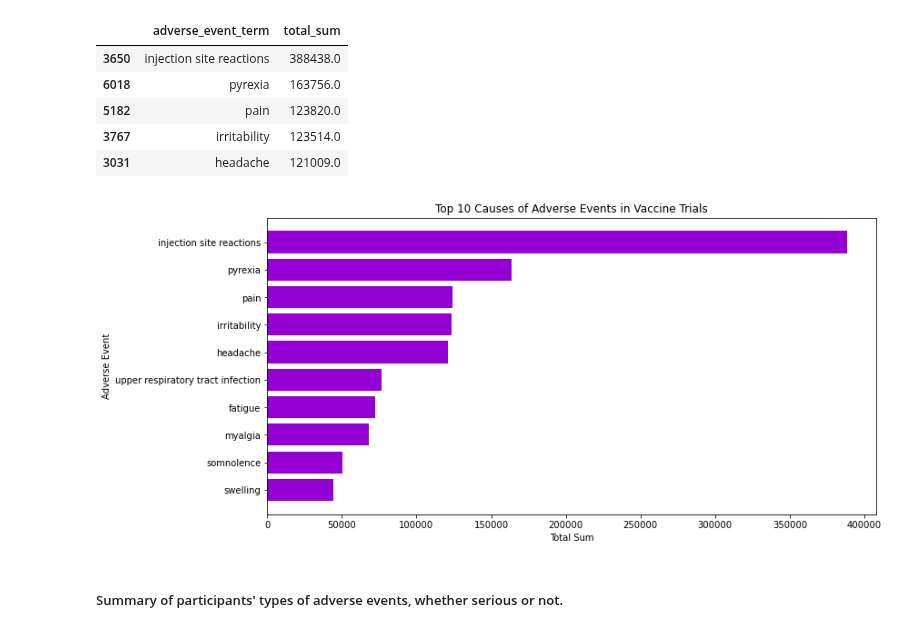
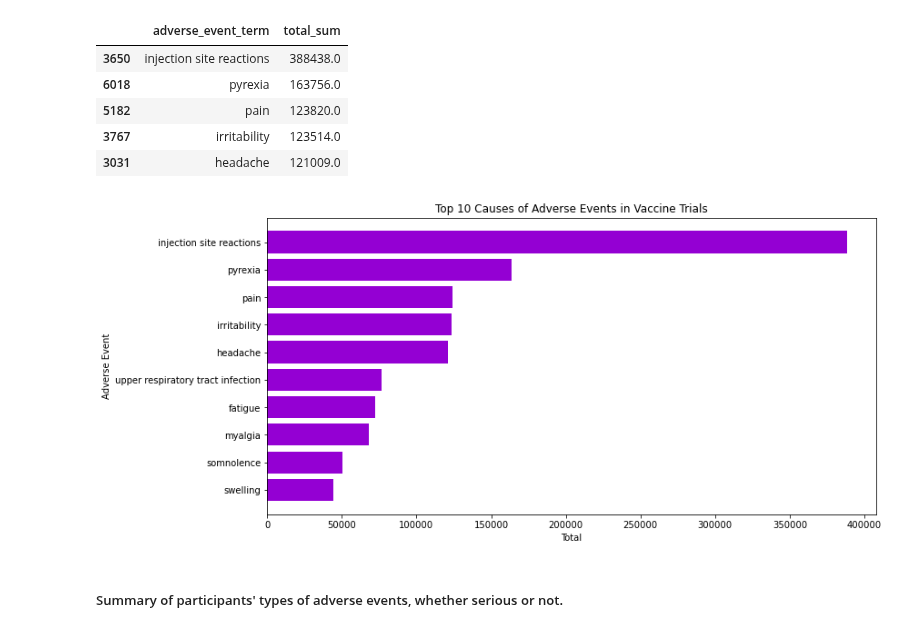
Before and after one commit to brunalos/clinical-trials-ml, a Jupyter notebook: vaccines.ipynb, the cells around one changed output. Drawn from its saved outputs; the diff is of its cells as text; code cells hidden in the pictures.

```diff
--- a/vaccines.ipynb
+++ b/vaccines.ipynb
@@ -1090,15 +1080,15 @@ ae_sum.head()
 # %%
 # Plot
 dataframe = ae_sum
 x_column = 'adverse_event_term'
 y_column = 'total_sum'
 title = 'Top 10 Causes of Adverse Events in Vaccine Trials'
-xlabel = 'Total Sum'
+xlabel = 'Total'
 ylabel = 'Adverse Event'
 
 plot_top_10_sum(dataframe, x_column, y_column, title, xlabel, ylabel)
 # %% [output]
-[figure, old version]
+[figure, new version]
 # %% [markdown]
 ##### Summary of participants' types of adverse events, whether serious or not.
 # %%
```
Also changed, not shown: parts of 4 cells of this notebook.
